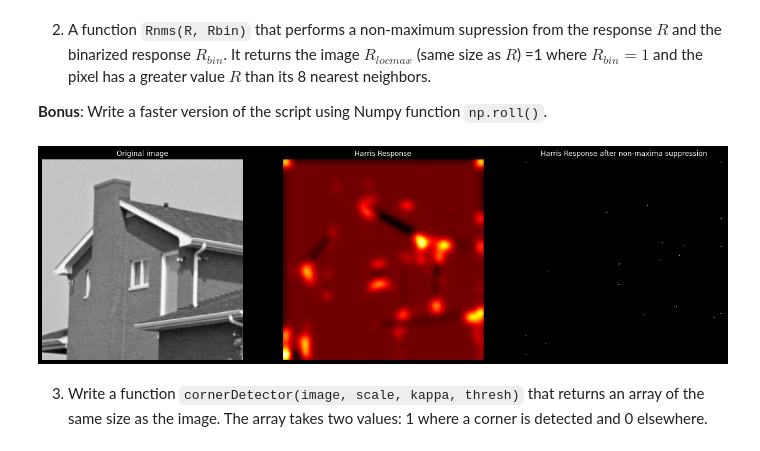
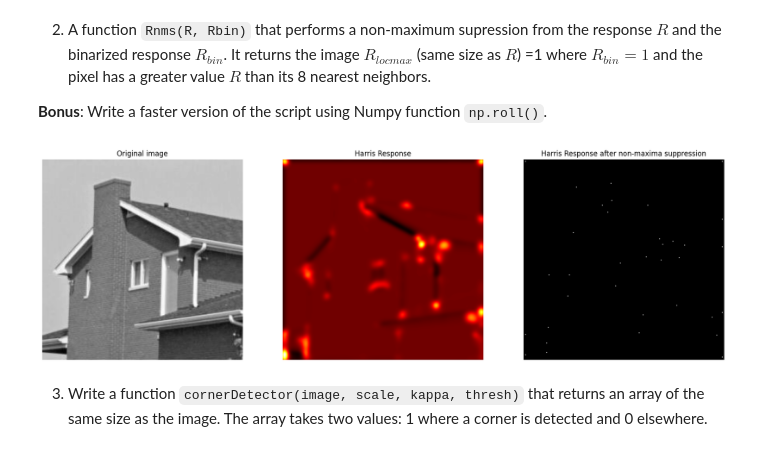
Before and after one commit to White-On/BIMA_Notebook, a Jupyter notebook: TME6.ipynb, the cells around one changed output. Cells and saved outputs as stored; diff of their text form; code cells hidden in the pictures.

```diff
--- a/TME6.ipynb
+++ b/TME6.ipynb
@@ -100,8 +100,8 @@ def computeR(image,scale,kappa):
     IxIy = Ix*Iy
 
     # convolution of 𝐼2𝑥,𝐼2𝑦 and 𝐼𝑥.𝐼𝑦 by a gaussian kernel of size N
-    N = scale//3 + 1
-    gaussKern = gaussianKernel(N)
+    W = scale/6 - 1
+    gaussKern = gaussianKernel(W)
 
     M = np.array([convolve2d(IxPow2, gaussKern, 'same'),
                   convolve2d(IxIy, gaussKern, 'same'),
@@ -147,6 +147,8 @@ From the Harris response calculated at exercise 1, we will write all the functio
 1) A function `thresholdR(R, thres)` that calculates and returns the binary thresholding $R_b$ of the response $R$ according to the threshold $thres$
 # %%
 def normalize(I):
+    if np.max(I) == 0:
+        return I
     return 255 *(I /np.max(I))
 
 
@@ -159,6 +161,6 @@ def thresholdR(R, thresh):
     return threshImage
 
 imshow(thresholdR(R, 55550000))
-imshow(thresholdR(normalize(R), 50))
+imshow(thresholdR(normalize(R), 12))
 # il semble plus pratique de normaliser l'image pour mieux jouer sur le filtre
 # %% [output]
@@ -204,24 +206,24 @@ def rnms(R, Rbin):
 # %%
 
 fig, axes = plt.subplots(1, 3, figsize=(21, 7))
 axes[0].imshow(house2, cmap='gray')
 axes[0].set_title('Original image')
 
-R = computeR(house2, 15, 0.04)
-Rbin = thresholdR(normalize(R), 50)
+R = computeR(house2, 30, 0.04)
+Rbin = thresholdR(normalize(R), 12)
 
 axes[1].imshow(R, cmap='hot')
 axes[1].set_title('Harris Response')
 
 axes[2].imshow(rnms(R, Rbin), cmap='gray')
 axes[2].set_title('Harris Response after non-maxima suppression')
 
 for ax in axes:
     ax.axis('off')
 
 plt.show()
 # %% [output]
-[figure, old version]
+[figure, new version]
 # %% [markdown]
 3) Write a function ``cornerDetector(image, scale, kappa, thresh)`` that returns an array of the same size as the image. The array takes two values: 1 where a corner is detected and 0 elsewhere.
 # %%
```
Also changed, not shown: parts of 23 cells of this notebook.
